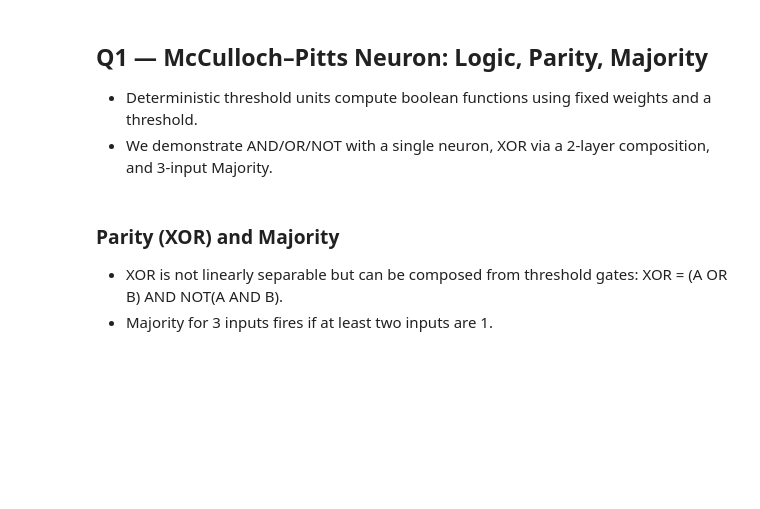
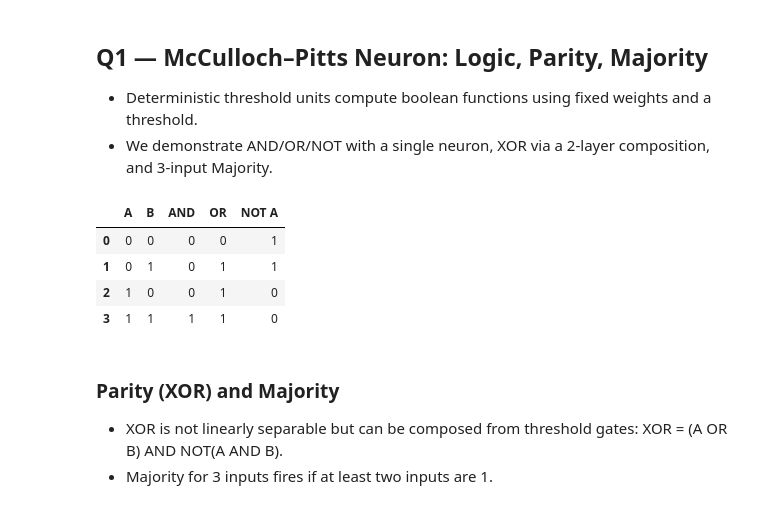
Before and after one commit to tahamajs/DeepLearning_Assignments, a Jupyter notebook: This_year/CA1/codes/code.ipynb, the cells around one changed output. Drawn from its saved outputs; the diff is of its cells as text; code cells hidden in the pictures; blank space fills up the shorter version.

```diff
--- a/This_year/CA1/codes/code.ipynb
+++ b/This_year/CA1/codes/code.ipynb
@@ -58,28 +51,35 @@ print("Environment ready. TensorFlow:", tf.__version__)
 # %%
 import itertools
 import numpy as np
 import pandas as pd
 
 def H(u):
+    u = np.asarray(u)
     return (u >= 0).astype(int)
 
 def mcp_unit(x, w, theta):
     x = np.asarray(x)
     return H(np.dot(w, x) - theta)
 
 def gate_and(a, b):
     return mcp_unit([a, b], np.array([1.0, 1.0]), 1.5)
 
 def gate_or(a, b):
     return mcp_unit([a, b], np.array([1.0, 1.0]), 0.5)
 
 def gate_not(a):
     return H(-1.0 * a + 0.5)
 
 rows = []
 for a, b in itertools.product([0,1],[0,1]):
     rows.append({"A":a, "B":b, "AND":int(gate_and(a,b)), "OR":int(gate_or(a,b)), "NOT A":int(gate_not(a))})
 pd.DataFrame(rows)
+# %% [output]
+|  | A | B | AND | OR | NOT A |
+| 0 | 0 | 0 | 0 | 0 | 1 |
+| 1 | 0 | 1 | 0 | 1 | 1 |
+| 2 | 1 | 0 | 0 | 1 | 0 |
+| 3 | 1 | 1 | 1 | 1 | 0 |
 # %% [markdown]
 ### Parity (XOR) and Majority
 - XOR is not linearly separable but can be composed from threshold gates: XOR = (A OR B) AND NOT(A AND B).
```
Also changed, not shown: parts of 33 cells of this notebook.
